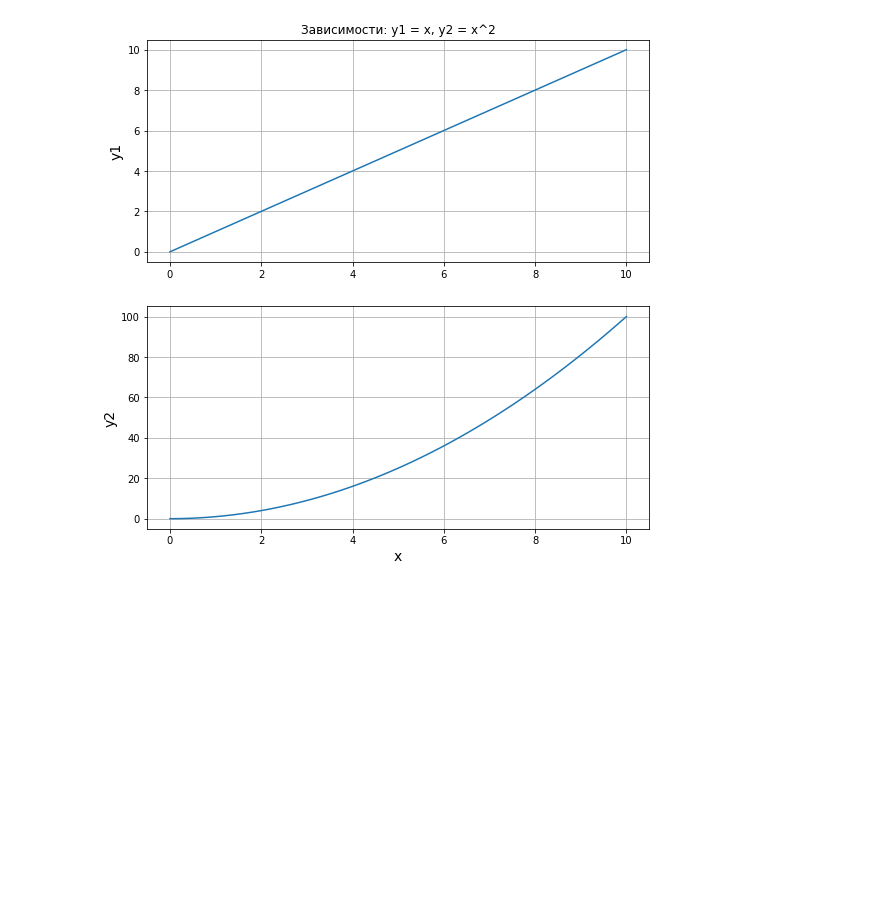
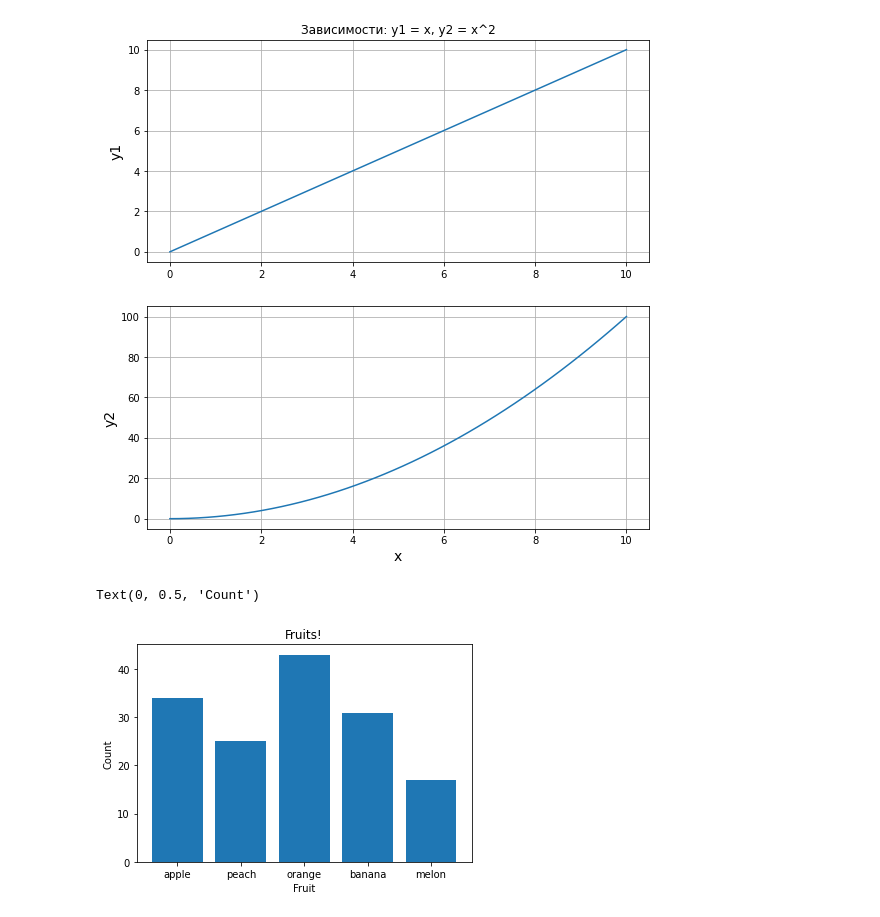
Before and after one commit to RustemDiveev/algo_python, a Jupyter notebook: matplotlib/1_quick_start.ipynb, the cells around one changed output. Saved outputs shown, nothing was run; the diff lists cells and outputs as text; code cells hidden in the pictures; blank space fills up the shorter version.

```diff
--- a/matplotlib/1_quick_start.ipynb
+++ b/matplotlib/1_quick_start.ipynb
@@ -77,3 +77,15 @@ plt.ylabel('y2', fontsize=14) # ось ординат
 plt.grid(True) # включение отображения сетки
 # %% [output]
 [figure]
+# %%
+# категориальные данные (т.е не числовые)
+fruits = ['apple', 'peach', 'orange', 'banana', 'melon']
+counts = [34, 25, 43, 31, 17]
+# Вывод диаграммы
+plt.bar(fruits, counts)
+plt.title('Fruits!')
+plt.xlabel('Fruit')
+plt.ylabel('Count')
+# %% [output]
+Text(0, 0.5, 'Count')
+[figure, added]
```
Also changed, not shown: parts of 1 cell of this notebook.
